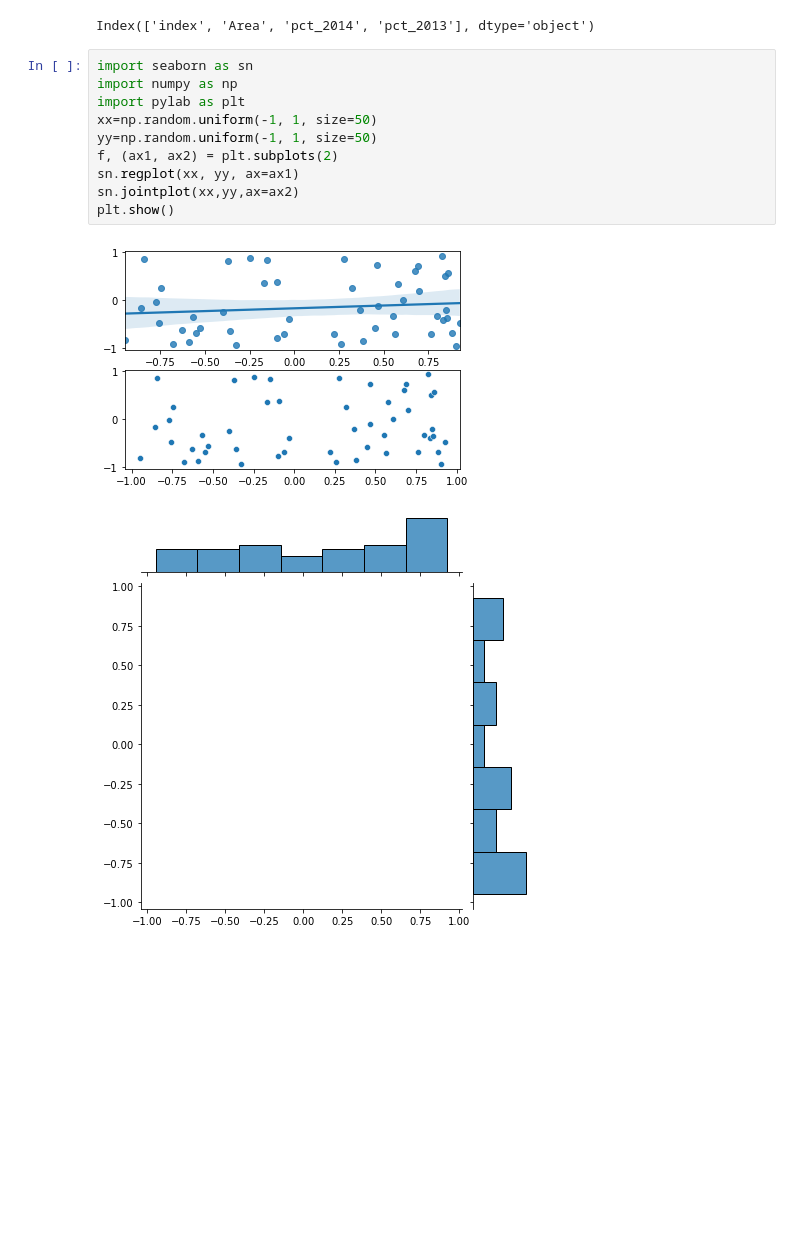
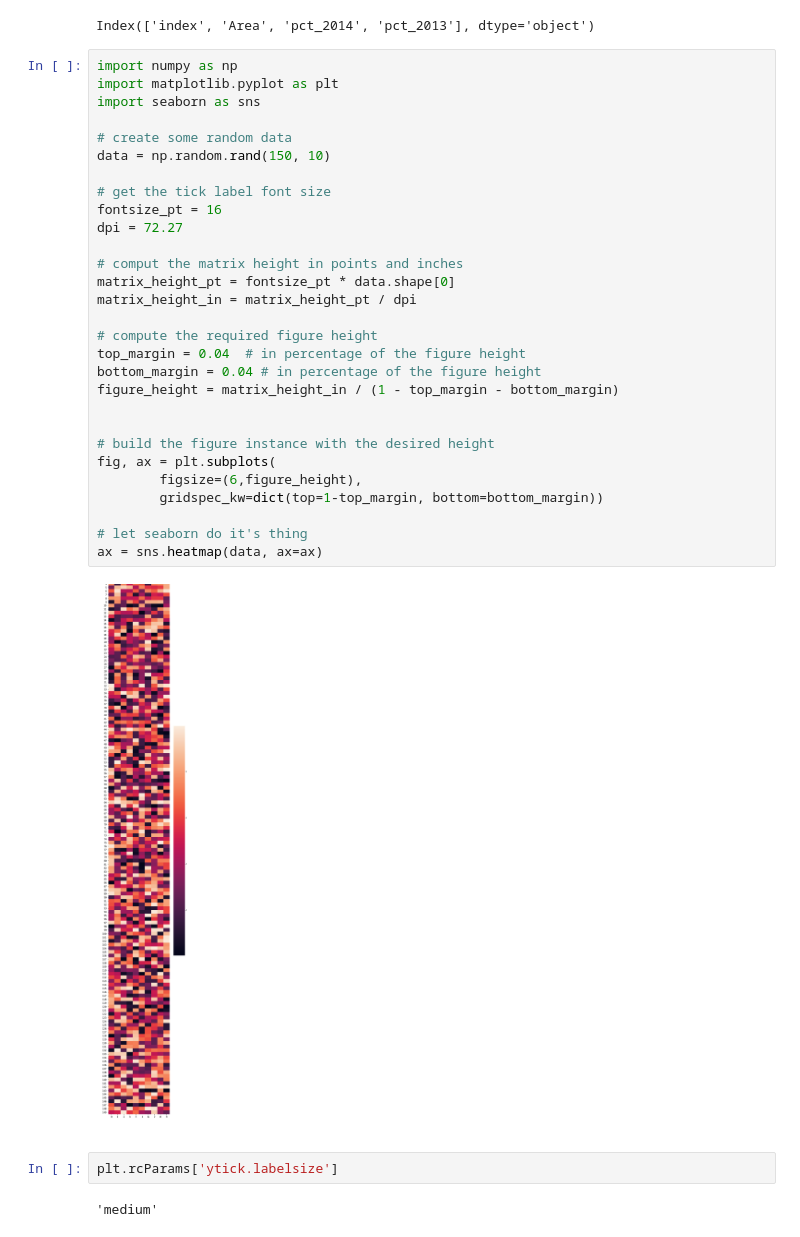
Before and after one commit to wanthanaj/NZTE_customer_intensity, a Jupyter notebook: sankey_sample.ipynb, the cells around one changed output. Saved outputs shown, nothing was run; the diff lists cells and outputs as text; blank space fills up the shorter version.

```diff
--- a/sankey_sample.ipynb
+++ b/sankey_sample.ipynb
@@ -106,16 +106,38 @@ df.reset_index()
 df.columns
 # %% [output]
 Index(['index', 'Area', 'pct_2014', 'pct_2013'], dtype='object')
-# %%
-import seaborn as sn
-import numpy as np
-import pylab as plt
-xx=np.random.uniform(-1, 1, size=50)
-yy=np.random.uniform(-1, 1, size=50)
-f, (ax1, ax2) = plt.subplots(2)
-sn.regplot(xx, yy, ax=ax1)
-sn.jointplot(xx,yy,ax=ax2)
-plt.show()
-# %% [output]
-[figure, removed]
-[figure, removed]
+# %%
+import numpy as np
+import matplotlib.pyplot as plt
+import seaborn as sns
+
+# create some random data
+data = np.random.rand(150, 10)
+
+# get the tick label font size
+fontsize_pt = 16
+dpi = 72.27
+
+# comput the matrix height in points and inches
+matrix_height_pt = fontsize_pt * data.shape[0]
+matrix_height_in = matrix_height_pt / dpi
+
+# compute the required figure height
+top_margin = 0.04  # in percentage of the figure height
+bottom_margin = 0.04 # in percentage of the figure height
+figure_height = matrix_height_in / (1 - top_margin - bottom_margin)
+
+
+# build the figure instance with the desired height
+fig, ax = plt.subplots(
+        figsize=(6,figure_height),
+        gridspec_kw=dict(top=1-top_margin, bottom=bottom_margin))
+
+# let seaborn do it's thing
+ax = sns.heatmap(data, ax=ax)
+# %% [output]
+[figure, added]
+# %%
+plt.rcParams['ytick.labelsize']
+# %% [output]
+'medium'
```
Also changed, not shown: 1 other file.
